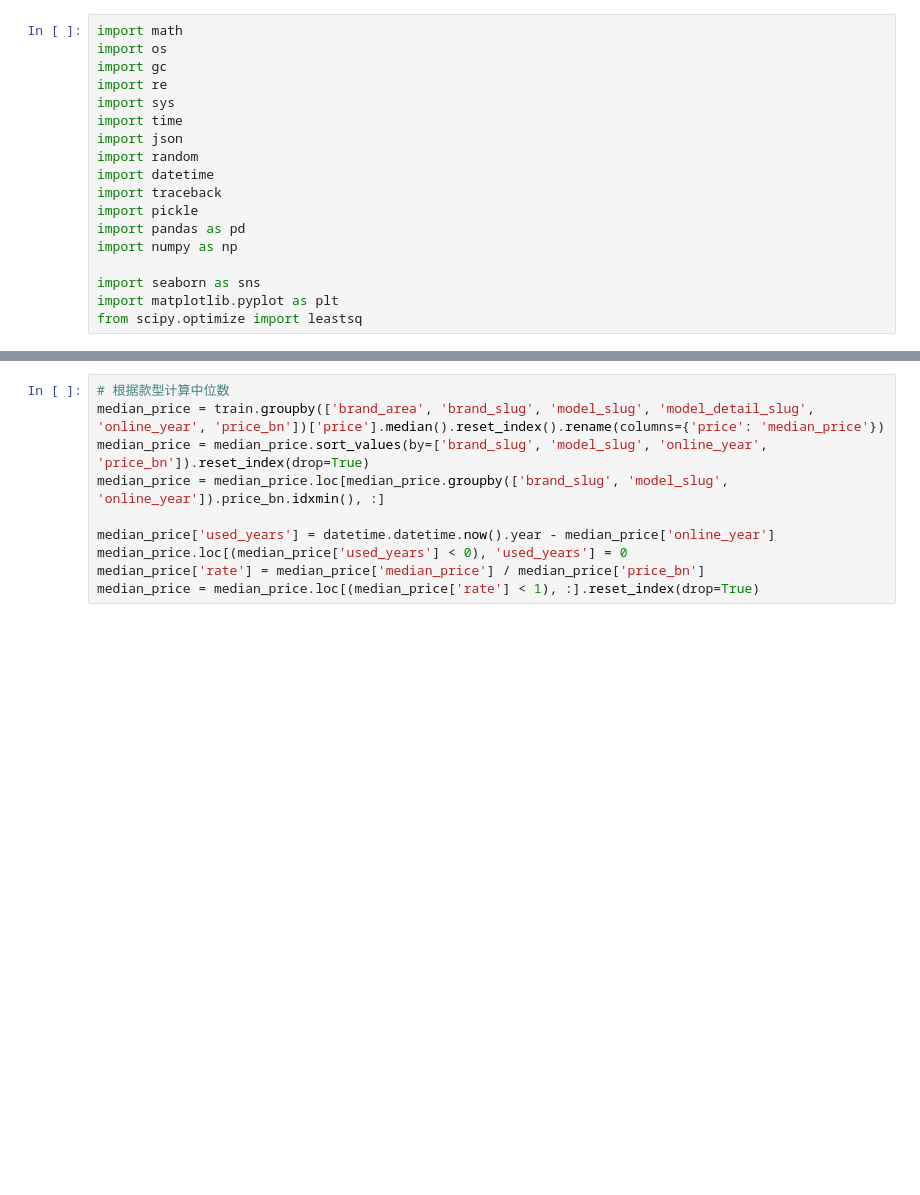
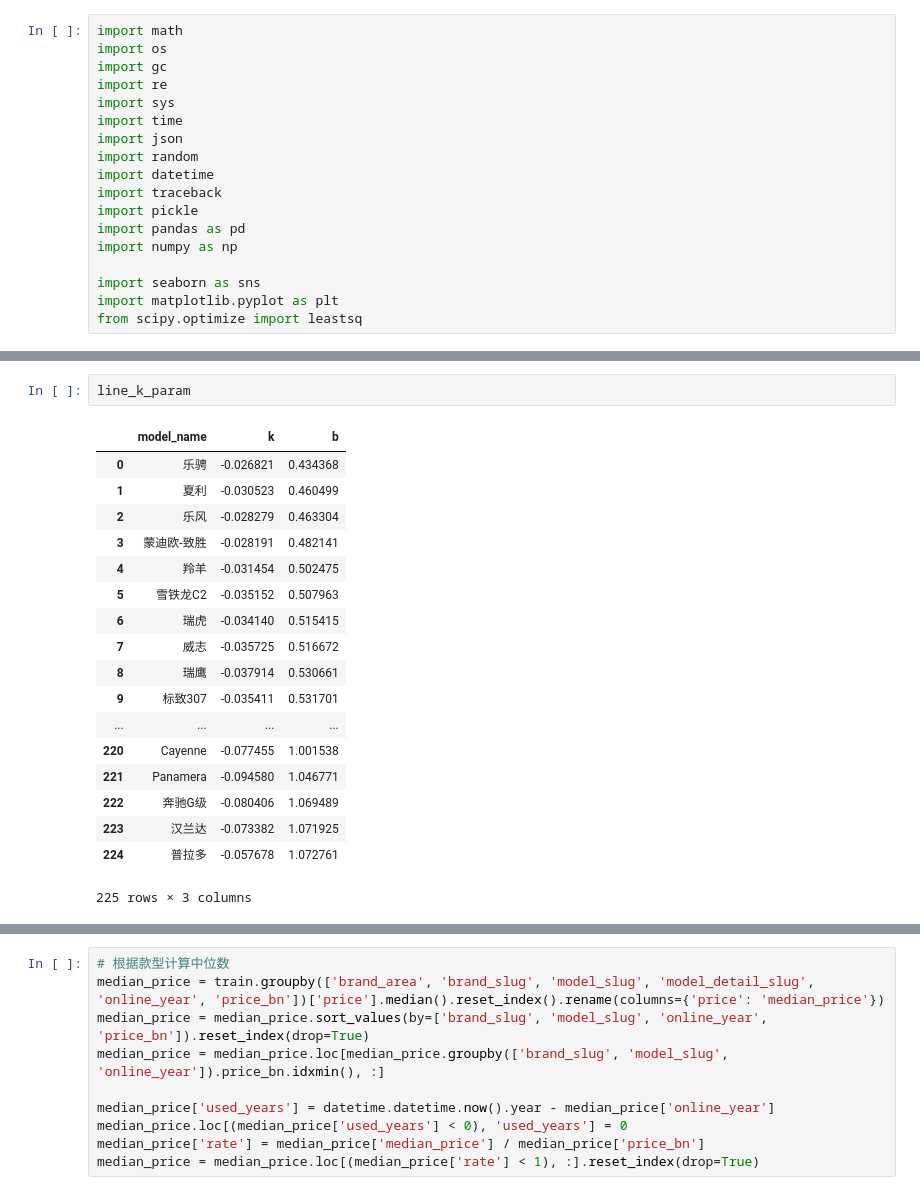
Before and after one commit to dj-lei/evaluation-predict, a Jupyter notebook: explore/analyze_display.ipynb, the cells around one changed output, grey strips where cells are left out. Saved outputs shown, nothing was run; the diff lists cells and outputs as text; blank space fills up the shorter version.

```diff
--- a/explore/analyze_display.ipynb
+++ b/explore/analyze_display.ipynb
@@ -27,0 +56,21 @@ div_mile = pd.read_csv('../tmp/train/div_mile.csv')
+# %%
+line_k_param
+# %% [output]
+|  | model_name | k | b |
+| 0 | 乐骋 | -0.026821 | 0.434368 |
+| 1 | 夏利 | -0.030523 | 0.460499 |
+| 2 | 乐风 | -0.028279 | 0.463304 |
+| 3 | 蒙迪欧-致胜 | -0.028191 | 0.482141 |
+| 4 | 羚羊 | -0.031454 | 0.502475 |
+| 5 | 雪铁龙C2 | -0.035152 | 0.507963 |
+| 6 | 瑞虎 | -0.034140 | 0.515415 |
+| 7 | 威志 | -0.035725 | 0.516672 |
+| 8 | 瑞鹰 | -0.037914 | 0.530661 |
+| 9 | 标致307 | -0.035411 | 0.531701 |
+| ... | ... | ... | ... |
+| 220 | Cayenne | -0.077455 | 1.001538 |
+| 221 | Panamera | -0.094580 | 1.046771 |
+| 222 | 奔驰G级 | -0.080406 | 1.069489 |
+| 223 | 汉兰达 | -0.073382 | 1.071925 |
+| 224 | 普拉多 | -0.057678 | 1.072761 |
+225 rows × 3 columns
```
Also changed, not shown: parts of 4 cells of this notebook, 1 other file.
